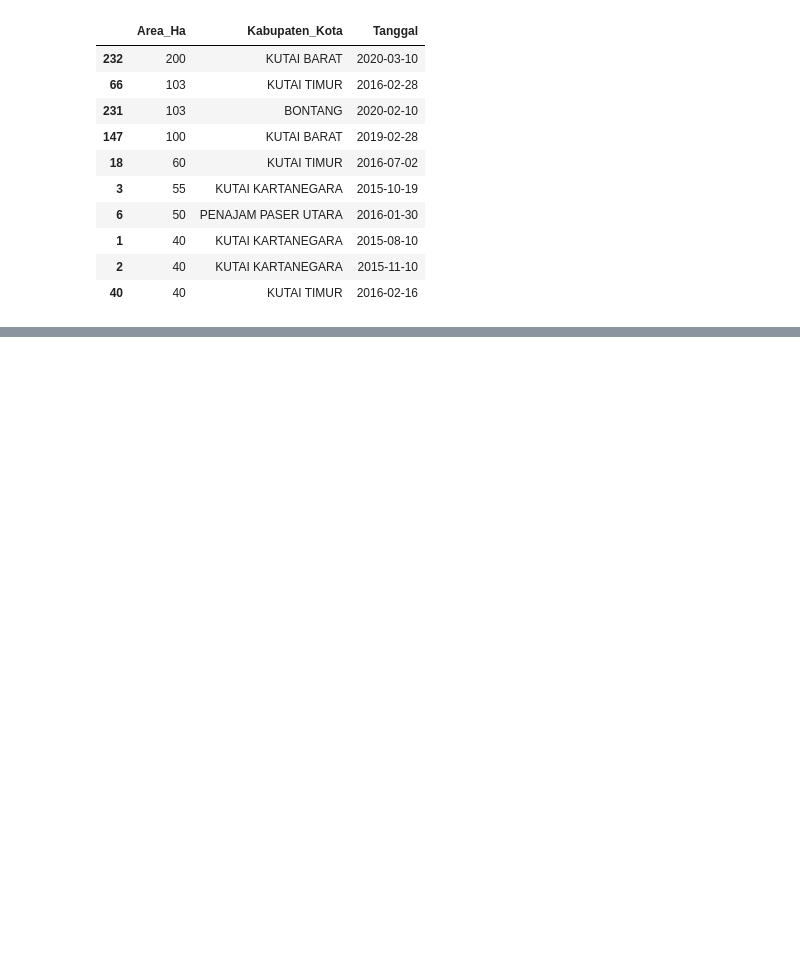
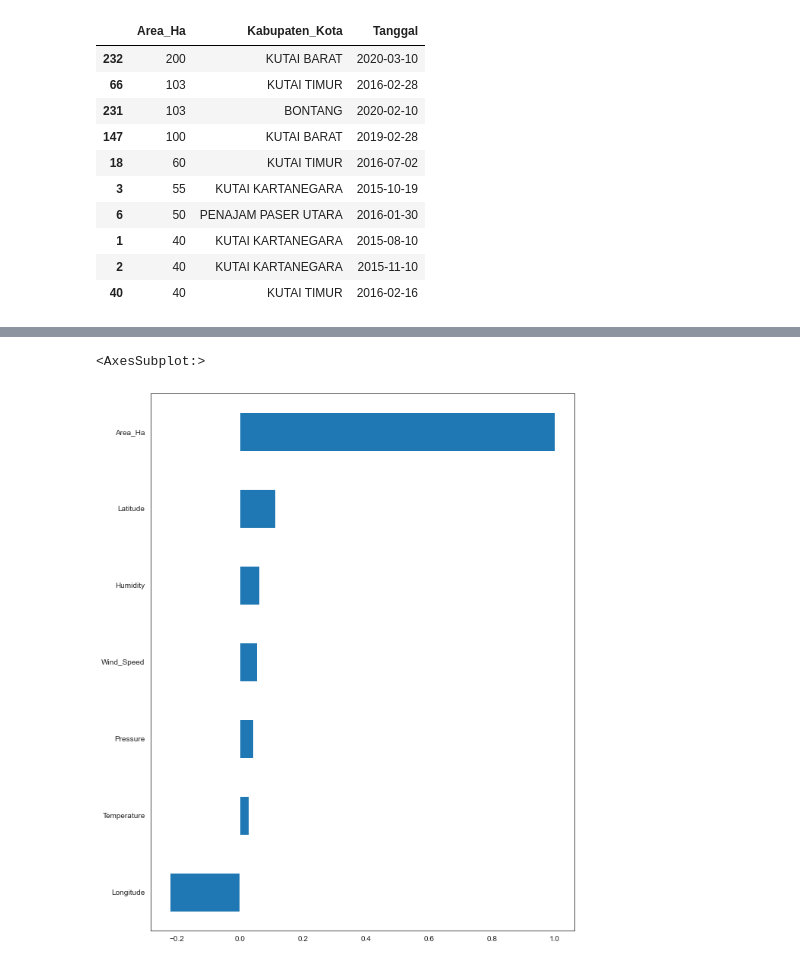
Before and after one commit to FathurRchmn/kebakaran-hutan, a Jupyter notebook: Kebakaran Hutan Lahan Kalimantan Timur-checkpoint.ipynb, the cells around one changed output, grey strips where cells are left out. Cells and saved outputs as stored; diff of their text form; code cells hidden in the pictures; blank space fills up the shorter version.

```diff
--- a/Kebakaran Hutan Lahan Kalimantan Timur-checkpoint.ipynb
+++ b/Kebakaran Hutan Lahan Kalimantan Timur-checkpoint.ipynb
@@ -234,0 +410,6 @@ data.loc[:, ['Area_Ha','Kabupaten_Kota','Tanggal']].nlargest(10, columns='Area_H
+# %%
+num_data = data.copy()
+num_data = num_data.drop(['Tanggal','Kebakaran','Provinsi','Kabupaten_Kota','Condition','Link','Wind_Direction','Tahun','Bulan'], axis=1)
+num_data.head()
+
+num_data.corr()
@@ -234,0 +425,3 @@ data.loc[:, ['Area_Ha','Kabupaten_Kota','Tanggal']].nlargest(10, columns='Area_H
+# %%
+df2 = num_data.copy()
+df2.head()
@@ -234,0 +435,6 @@ data.loc[:, ['Area_Ha','Kabupaten_Kota','Tanggal']].nlargest(10, columns='Area_H
+# %%
+plt.figure(figsize=(10,13))
+df2.corr()['Area_Ha'].sort_values(ascending = True).plot(kind='barh')
+# %% [output]
+<AxesSubplot:>
+[figure, added]
```
Also changed, not shown: parts of 46 cells of this notebook.
